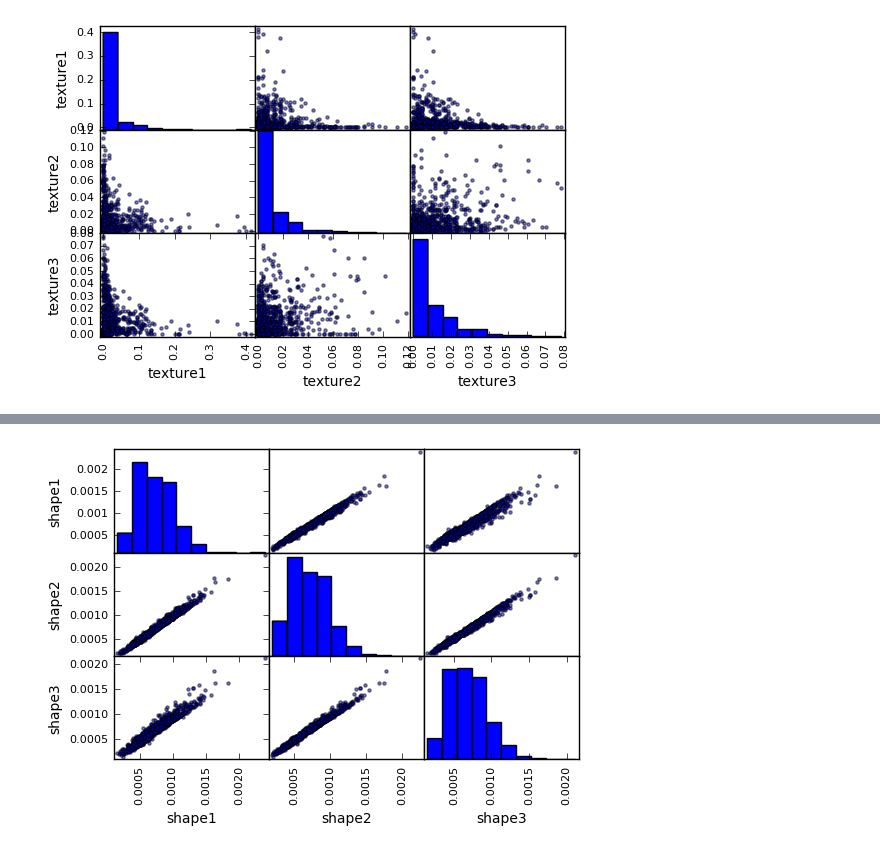
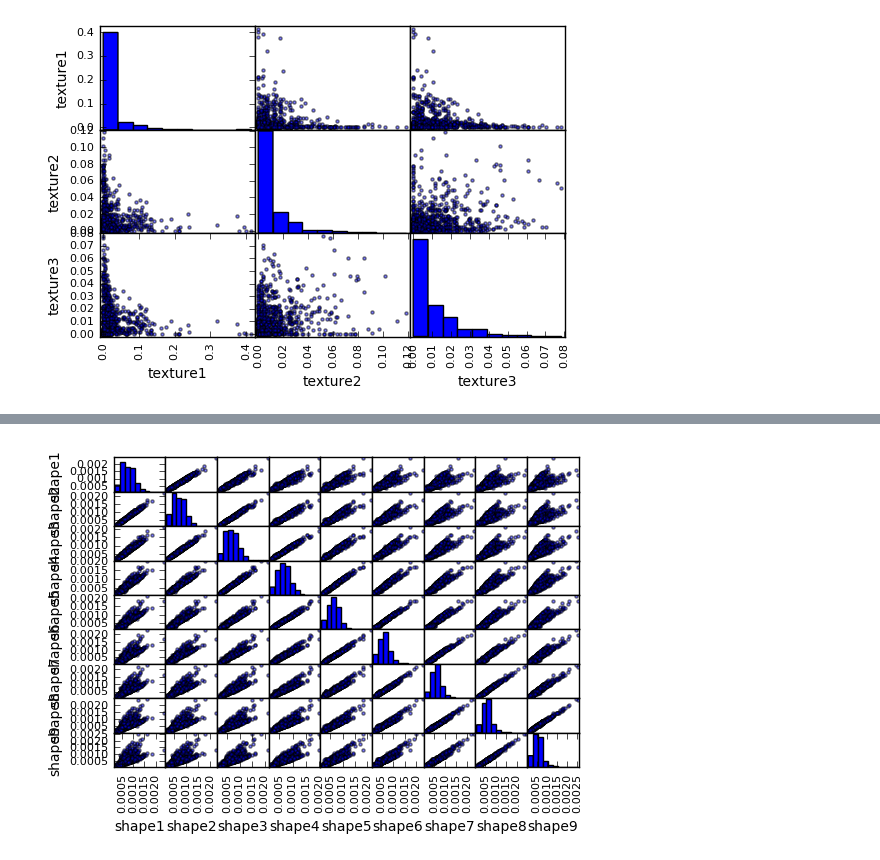
Before and after one commit to KanaadPathak/cs229final, a Jupyter notebook: leaf.ipynb, the cells around one changed output, grey strips where cells are left out. Cells and saved outputs as stored; diff of their text form; code cells hidden in the pictures.

```diff
--- a/leaf.ipynb
+++ b/leaf.ipynb
@@ -58,6 +56,6 @@ plt.show()
-# %%
-shapes = df.filter(['shape1', 'shape2', 'shape3'])
-scatter_matrix(shapes)
-plt.show()
-# %% [output]
-[figure, removed]
+# %%
+selected = ["shape%i" % i for i in range(1, 10)]
+scatter_matrix(df.filter(selected))
+plt.show()
+# %% [output]
+[figure, added]
```
Also changed, not shown: parts of 2 cells of this notebook, 1 other file.
